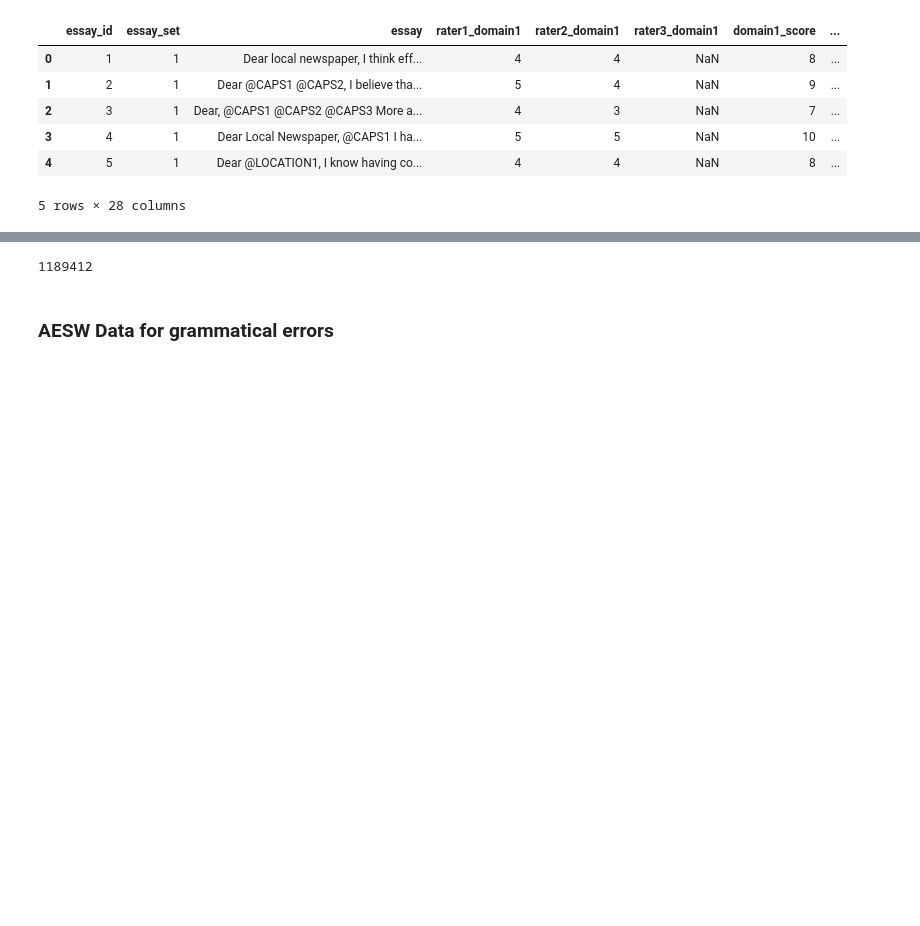
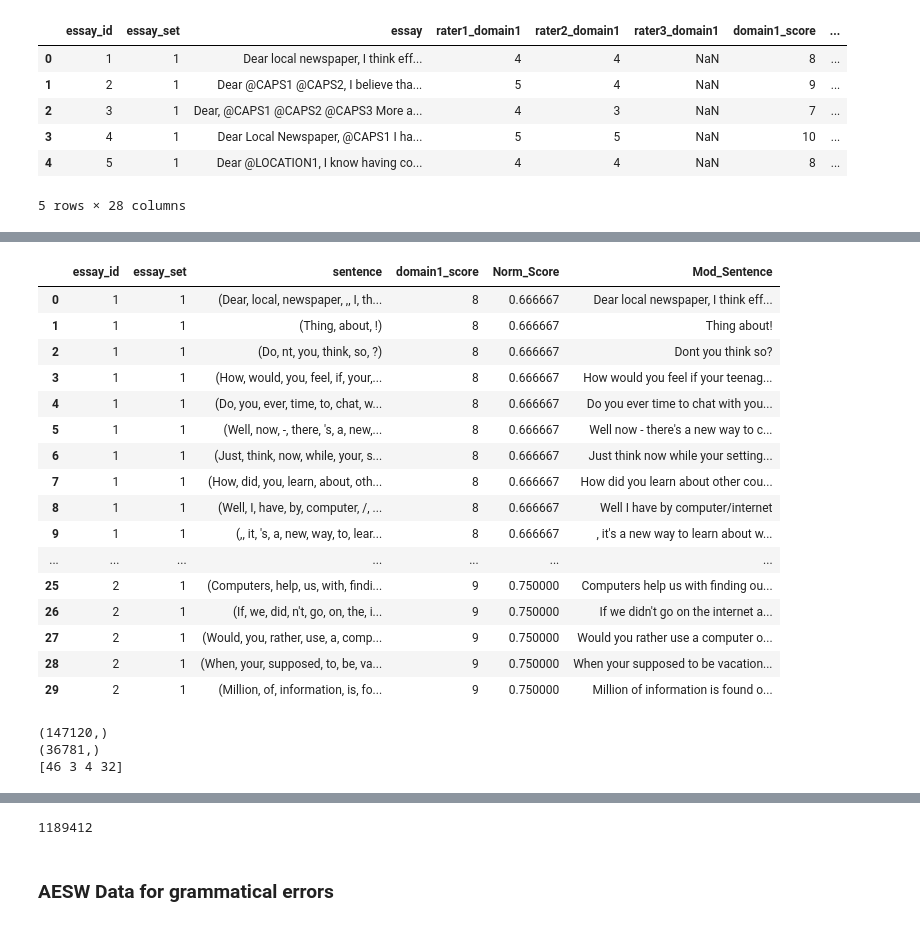
Before and after one commit to pkurapati/W266-NLP-Project, a Jupyter notebook: Pavan/EDA.ipynb, the cells around one changed output, grey strips where cells are left out. Saved outputs shown, nothing was run; the diff lists cells and outputs as text; code cells hidden in the pictures; blank space fills up the shorter version.

```diff
--- a/Pavan/EDA.ipynb
+++ b/Pavan/EDA.ipynb
@@ -68,0 +127,14 @@ aeg_long.head(5)
+# %%
+from datetime import datetime
+start=datetime.now()
+aeg_long_sentence = pd.DataFrame(columns=['essay_id','essay_set','sentence','domain1_score'])
+for i in range(len(aeg_long_mod)):
+    if i%1000 == 0:
+        print("At iteration :",i)
+        print("Duration: ",datetime.now()-start)
+    sentence = nlp(aeg_long_mod.essay[i])
+    for s in sentence.sents:
+        aeg_long_sentence = aeg_long_sentence.append({'essay_id' : aeg_long_mod.essay_id[i],
+                                                      'essay_set' : aeg_long_mod.essay_set[i],'sentence' : s,
+                                                      'domain1_score' : aeg_long_mod.domain1_score[i]},
+                                                     ignore_index=True)
@@ -68,0 +179,27 @@ aeg_long.head(5)
+# %%
+aeg_long_sentence['Norm_Score'] = aeg_long_sentence.apply(get_score,axis=1)
+# %%
+def spacy_to_text(essay):
+    return essay[2].text
+# %%
+aeg_long_sentence['Mod_Sentence'] = aeg_long_sentence.apply(spacy_to_text,axis=1)
+# %%
+aeg_long_sentence.head(30)
+# %% [output]
+|  | essay_id | essay_set | sentence | domain1_score | Norm_Score | Mod_Sentence |
+| 0 | 1 | 1 | (Dear, local, newspaper, ,, I, th... | 8 | 0.666667 | Dear local newspaper, I think eff... |
+| 1 | 1 | 1 | (Thing, about, !) | 8 | 0.666667 | Thing about! |
+| 2 | 1 | 1 | (Do, nt, you, think, so, ?) | 8 | 0.666667 | Dont you think so? |
+| 3 | 1 | 1 | (How, would, you, feel, if, your,... | 8 | 0.666667 | How would you feel if your teenag... |
+| 4 | 1 | 1 | (Do, you, ever, time, to, chat, w... | 8 | 0.666667 | Do you ever time to chat with you... |
+| 5 | 1 | 1 | (Well, now, -, there, 's, a, new,... | 8 | 0.666667 | Well now - there's a new way to c... |
+| 6 | 1 | 1 | (Just, think, now, while, your, s... | 8 | 0.666667 | Just think now while your setting... |
+| 7 | 1 | 1 | (How, did, you, learn, about, oth... | 8 | 0.666667 | How did you learn about other cou... |
+| 8 | 1 | 1 | (Well, I, have, by, computer, /, ... | 8 | 0.666667 | Well I have by computer/internet |
+| 9 | 1 | 1 | (,, it, 's, a, new, way, to, lear... | 8 | 0.666667 | , it's a new way to learn about w... |
+| ... | ... | ... | ... | ... | ... | ... |
+| 25 | 2 | 1 | (Computers, help, us, with, findi... | 9 | 0.750000 | Computers help us with finding ou... |
+| 26 | 2 | 1 | (If, we, did, n't, go, on, the, i... | 9 | 0.750000 | If we didn't go on the internet a... |
+| 27 | 2 | 1 | (Would, you, rather, use, a, comp... | 9 | 0.750000 | Would you rather use a computer o... |
+| 28 | 2 | 1 | (When, your, supposed, to, be, va... | 9 | 0.750000 | When your supposed to be vacation... |
+| 29 | 2 | 1 | (Million, of, information, is, fo... | 9 | 0.750000 | Million of information is found o... |
@@ -68,0 +210,8 @@ aeg_long.head(5)
+# %%
+print(train_y_orig_score.shape)
+print(test_y_orig_score.shape)
+print(train_y_orig_score[:4])
+# %% [output]
+(147120,)
+(36781,)
+[46 3 4 32]
```
Also changed, not shown: parts of 78 cells of this notebook.
